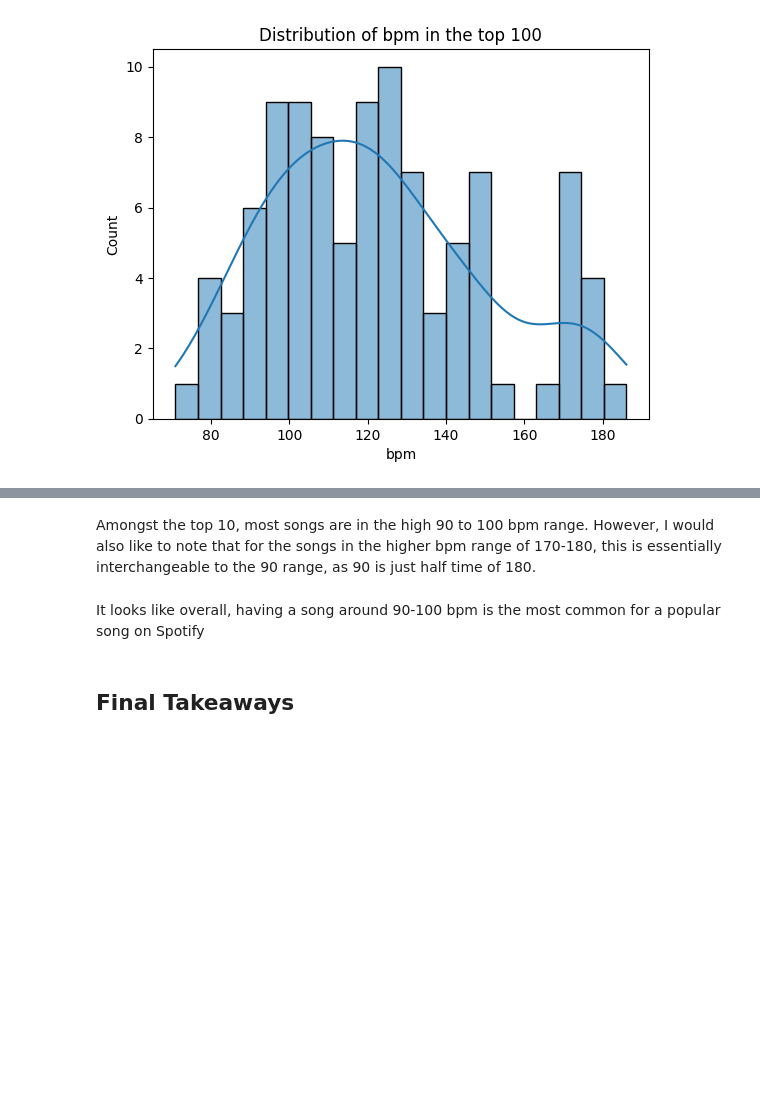
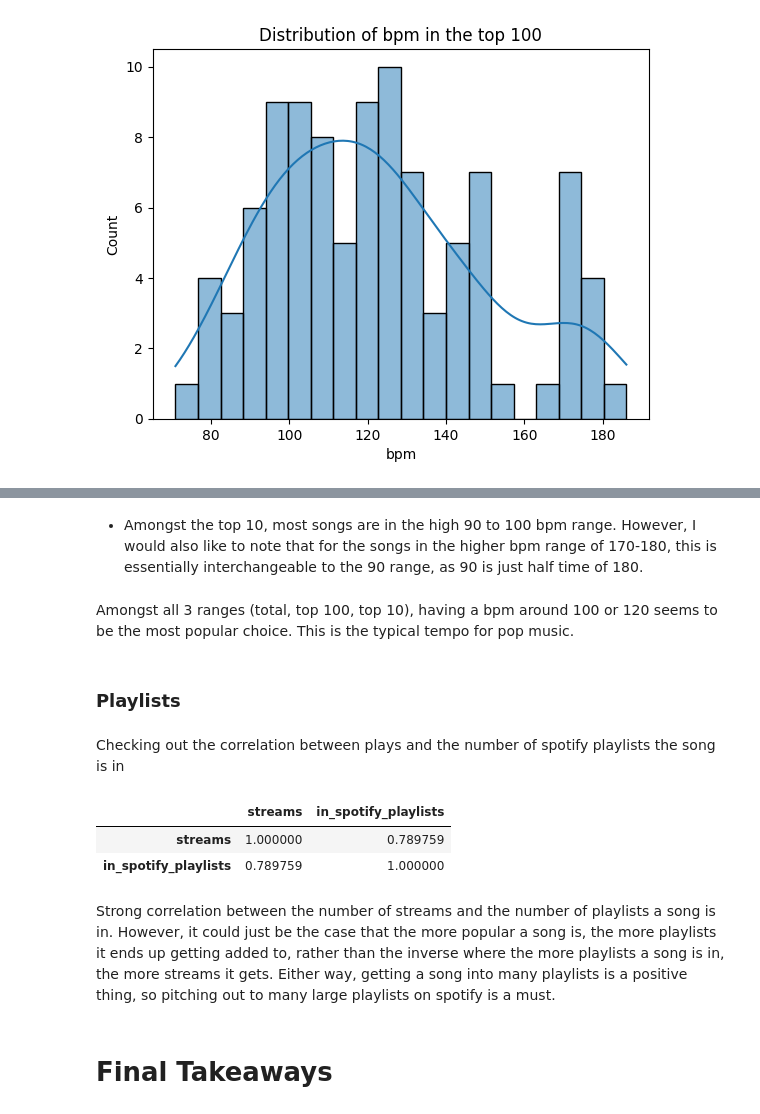
Before and after one commit to kennyhj/spotify2023, a Jupyter notebook: spotify_notebook.ipynb, the cells around one changed output, grey strips where cells are left out. Drawn from its saved outputs; the diff is of its cells as text; code cells hidden in the pictures; blank space fills up the shorter version.

```diff
--- a/spotify_notebook.ipynb
+++ b/spotify_notebook.ipynb
@@ -496,7 +493,20 @@ plt.show()
 # %% [markdown]
-Amongst the top 10, most songs are in the high 90 to 100 bpm range. However, I would also like to note that for the songs in the higher bpm range of 170-180, this is essentially interchangeable to the 90 range, as 90 is just half time of 180.
+- Amongst the top 10, most songs are in the high 90 to 100 bpm range. However, I would also like to note that for the songs in the higher bpm range of 170-180, this is essentially interchangeable to the 90 range, as 90 is just half time of 180.
-# %% [markdown]
-It looks like overall, having a song around 90-100 bpm is the most common for a popular song on Spotify
+# %% [markdown]
+Amongst all 3 ranges (total, top 100, top 10), having a bpm around 100 or 120 seems to be the most popular choice. This is the typical tempo for pop music.
+# %% [markdown]
+### Playlists
+# %% [markdown]
+Checking out the correlation between plays and the number of spotify playlists the song is in
+# %%
+df_corr = df[['streams', 'in_spotify_playlists']]
+df_corr.corr()
+# %% [output]
+|  | streams | in_spotify_playlists |
+| streams | 1.000000 | 0.789759 |
+| in_spotify_playlists | 0.789759 | 1.000000 |
+# %% [markdown]
+Strong correlation between the number of streams and the number of playlists a song is in. However, it could just be the case that the more popular a song is, the more playlists it ends up getting added to, rather than the inverse where the more playlists a song is in, the more streams it gets. Either way, getting a song into many playlists is a positive thing, so pitching out to many large playlists on spotify is a must.
 # %% [markdown]
-## Final Takeaways
+# Final Takeaways
 # %% [markdown]
```
Also changed, not shown: parts of 30 cells of this notebook, 2 other files.
